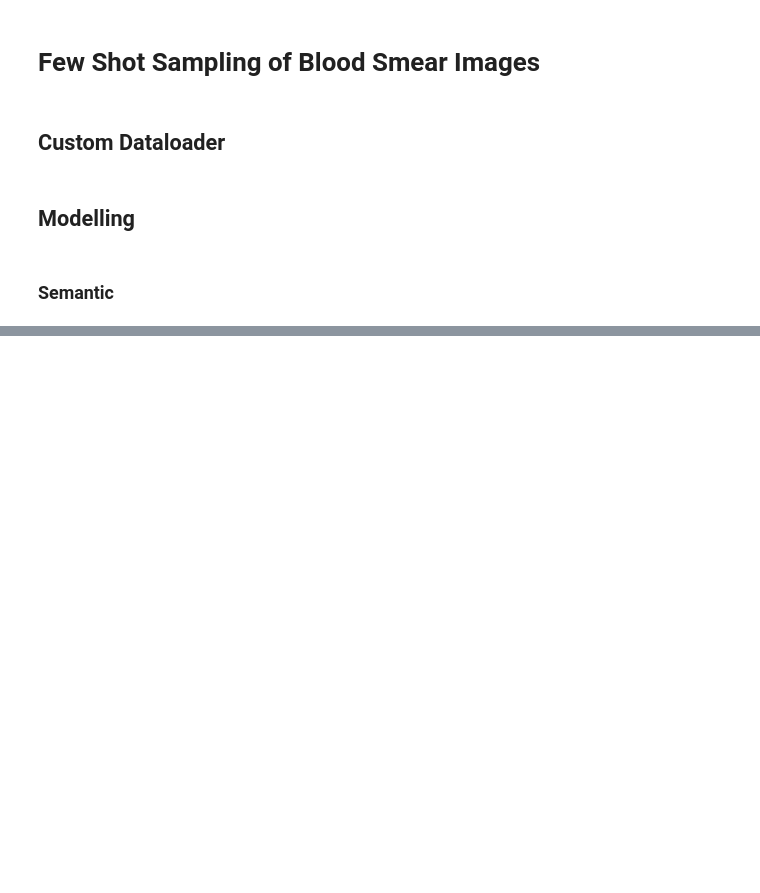
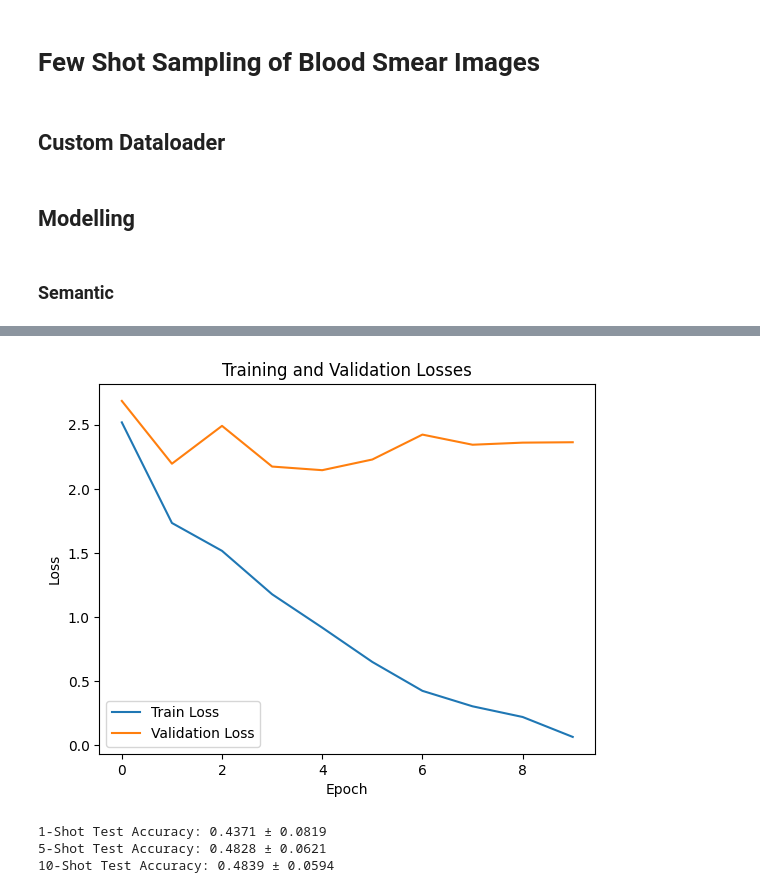
Before and after one commit to Ifihan/multi-dease-detection, a Jupyter notebook: semantic2.ipynb, the cells around one changed output, grey strips where cells are left out. Drawn from its saved outputs; the diff is of its cells as text; code cells hidden in the pictures; blank space fills up the shorter version.

```diff
--- a/semantic2.ipynb
+++ b/semantic2.ipynb
@@ -11,7 +11,7 @@ from torchvision import transforms
 from PIL import Image
 # %%
 
-def resize_and_pad(image, target_size=(224, 224), fill=0):
+def resize_and_pad(image, target_size=(320, 320), fill=0):
     """
     Resize an image to fit within the target size while preserving the aspect ratio,
     then pad the shorter sides with a constant value to reach the target size.
@@ -104,7 +104,7 @@ def get_augmentation_transforms():
 # %%
 class FewShotDataset(Dataset):
     def __init__(self, data_dir, split, num_ways=5, num_support=5,
-                 num_query=10, num_episodes=100, target_size=(224, 224),
+                 num_query=10, num_episodes=100, target_size=(320, 320),
                  use_grayscale=False,
                  augment=False,
                  ):
@@ -303,7 +303,7 @@ clinical_features = {
 # --- Dataset ---
 class FewShotDataset(Dataset):
     def __init__(self, data_dir, split, num_ways=5, num_support=5,
-                 num_query=10, num_episodes=100, target_size=(224, 224), augment=False):
+                 num_query=10, num_episodes=100, target_size=(320, 320), augment=False):
         self.split_dir = os.path.join(data_dir, split)
         self.num_ways = num_ways
         self.num_support = num_support
@@ -450,6 +448,7 @@ Mounted at /content/drive
 # %%
 # --- Training and Evaluation ---
-data_dir = "/content/drive/MyDrive/Computer vision with few shot sampling focus group/data_set"  # Update this path
+# data_dir = "/content/drive/MyDrive/Computer vision with few shot sampling focus group/data_set"  # Update this path
+data_dir = "/home/ifihan/multi-dease-detection/data_set"
 
 # Training dataset
 train_dataset = FewShotDataset(
@@ -465,7 +464,7 @@ train_dataset = FewShotDataset(
 val_dataset = FewShotDataset(
     data_dir=data_dir,
     split="test",  # Use 'test' split for validation
-    num_ways=5,
+    num_ways=min(5, len(os.listdir(os.path.join(data_dir, "test")))),
     num_support=5,
     num_query=15,
     num_episodes=300,  # Fewer episodes for validation
@@ -493,7 +490,8 @@ Downloading: "https://download.pytorch.org/models/resnet50-0676ba61.pth" to /roo
 # %%
 # Training loop
 best_acc = 0.0  # Initialize best accuracy
-best_model_path = "/content/drive/MyDrive/Computer vision with few shot sampling focus group/best_semantic_model.pth"
+# best_model_path = "/content/drive/MyDrive/Computer vision with few shot sampling focus group/best_semantic_model.pth"
+best_model_path = "/home/ifihan/multi-dease-detection/best_semantic_model.pth"
 num_epochs = 100
 best_val_loss = float('inf')
 patience = 5
@@ -613,3 +611,4 @@ plt.ylabel('Loss')
 plt.legend()
 plt.title('Training and Validation Losses')
 plt.show()
+# %% [output]
@@ -616,3 +630,4 @@ plt.show()
+[figure, added]
 # %%
 # Load the trained model (adjust the path to your saved model)
 # model.load_state_dict(torch.load("/content/drive/MyDrive/Computer vision with few shot sampling focus group/best_semantic_model.pth"))  # Ensure this file exists
@@ -665,3 +680,7 @@ for num_shots in test_shots:
     mean_acc = np.mean(episode_accuracies)
     std_acc = np.std(episode_accuracies)
     print(f"{num_shots}-Shot Test Accuracy: {mean_acc:.4f} ± {std_acc:.4f}")
+# %% [output]
+1-Shot Test Accuracy: 0.4371 ± 0.0819
+5-Shot Test Accuracy: 0.4828 ± 0.0621
+10-Shot Test Accuracy: 0.4839 ± 0.0594
```
Also changed, not shown: parts of 3 cells of this notebook, 3 other files.
